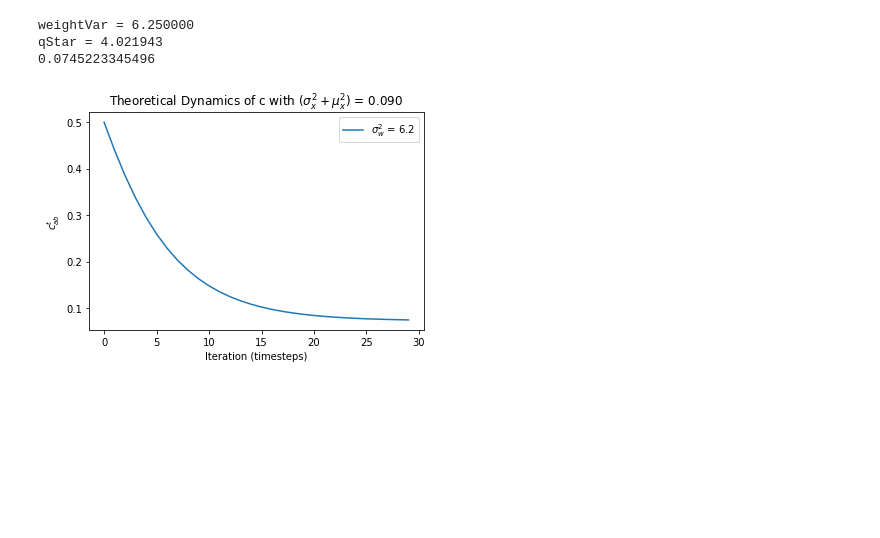
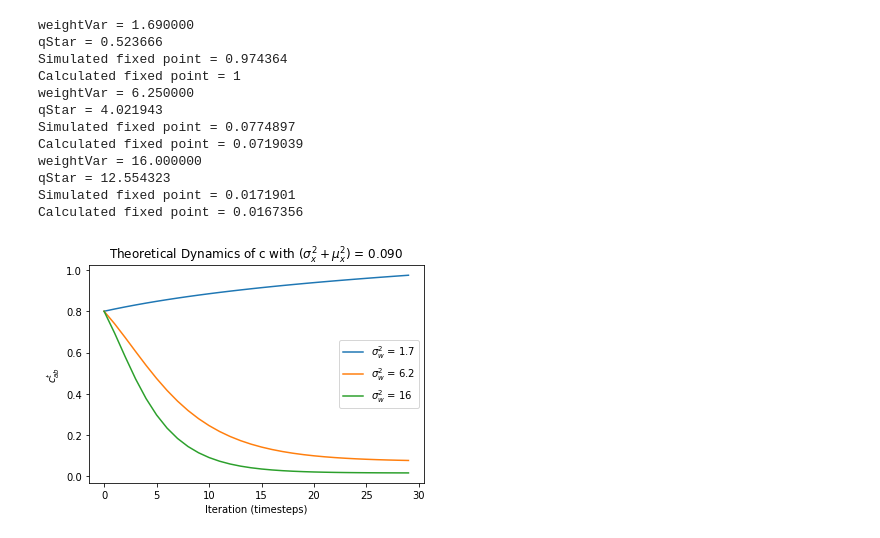
Before and after one commit to sarangmittal/DLRG, a Jupyter notebook: CorrelationDynamics.ipynb, the cells around one changed output. Cells and saved outputs as stored; diff of their text form; code cells hidden in the pictures; blank space fills up the shorter version.

```diff
--- a/CorrelationDynamics.ipynb
+++ b/CorrelationDynamics.ipynb
@@ -1,12 +1,12 @@
 # %%
 import numpy as np
 from scipy.integrate import quad, nquad
+from scipy.optimize import fsolve, root
 import matplotlib.pyplot as plt
 
 # Tunable Constants
 n_dim = 3
 n_hidden = 128
-corrStart = 0.5
 
 def varIntegrand(z, prev_q):
     return np.tanh(np.sqrt(prev_q) * z)**2 * 1.0/np.sqrt(2.0 * np.pi) * np.exp(-(z**2)/2.0)
@@ -34,7 +34,7 @@ def findQStar(weightVar, dataVar, dataMean, biasVar, n_iterations):
                 break
     return dynamics[-1]
 
-def simulateCorr(weightVar, dataVar, dataMean, biasVar, n_iterations, n_timesteps):
+def simulateCorr(weightVar, dataVar, dataMean, biasVar, n_iterations, n_timesteps, corrStart):
     dynamics = []
     qStar = findQStar(weightVar, dataVar, dataMean, biasVar, n_iterations)
     print('weightVar = %f' % weightVar)
@@ -48,27 +48,49 @@ def simulateCorr(weightVar, dataVar, dataMean, biasVar, n_iterations, n_timestep
             + weightVar* (n_dim/n_hidden) * (dataVar + dataMean**2) + biasVar)
             dynamics.append(corrNext)
     return dynamics
+
+# Sets q= q* and numerically solves
+def varianceMap(q, weightVar, n_hid, n_dim, dataVar, dataMean, biasVar):
+    return weightVar * quad(varIntegrand, -np.inf, np.inf, args=(q))[0] \
+            + weightVar * (n_dim/n_hid) * (dataVar + dataMean**2) + biasVar - q
+
+# Used for numerically solving for c*
+def corrMap(c, weightVar, n_hid, n_dim, dataVar, dataMean, biasVar):
+    qStar = fsolve(varianceMap, weightVar, args=(weightVar , n_hidden, n_dim, dataVar, dataMean, biasVar))[0]
+    return (1/qStar) * ( weightVar \
+            * nquad(corrIntegrand, [[-np.inf, np.inf],[-np.inf, np.inf]], args=(c, qStar))[0] \
+            + weightVar* (n_dim/n_hidden) * (dataVar + dataMean**2) + biasVar) - c
 # %%
-weightStd = [2.5]
+weightStd = [1.3,2.5, 4.0]
 weightVar = [i**2 for i in weightStd]
 biasVar = 0.05
 # # dataVar = [0, 0.5, 1.5, 2.5]
 dataVar = 0.089609815596183001
 # dataMean = 0.27285383514 # Calculated from data set
 # dataVar = 0
 dataMean = 0
 plt.figure(1)
 for el in weightVar:
-    output = simulateCorr(el, dataVar, dataMean, biasVar, 15, 30)
+    output = simulateCorr(el, dataVar, dataMean, biasVar, 15, 30, 0.8)
     plt.plot(output, label=r'$\sigma_w^2$ = %.2g' % el)
     plt.xlabel("Iteration (timesteps)")
     plt.ylabel(r'$c^t_{ab}$')
     plt.title(r'Theoretical Dynamics of c with $(\sigma_x^2 + \mu_x^2)$ = %.3f' % (dataVar + dataMean**2))
-    print(output[-1])
+    print('Simulated fixed point = %g' % output[-1])
+    print('Calculated fixed point = %g' % fsolve(corrMap, 0.5, args=(el, n_hidden, n_dim, dataVar, dataMean, biasVar)))
 plt.legend()
 plt.show()
 # %% [output]
+weightVar = 1.690000
+qStar = 0.523666
+Simulated fixed point = 0.974364
+Calculated fixed point = 1
 weightVar = 6.250000
 qStar = 4.021943
-0.0745223345496
+Simulated fixed point = 0.0774897
+Calculated fixed point = 0.0719039
+weightVar = 16.000000
+qStar = 12.554323
+Simulated fixed point = 0.0171901
+Calculated fixed point = 0.0167356
-[figure, old version]
+[figure, new version]
```
Also changed, not shown: parts of 8 cells of this notebook, 6 other files.
